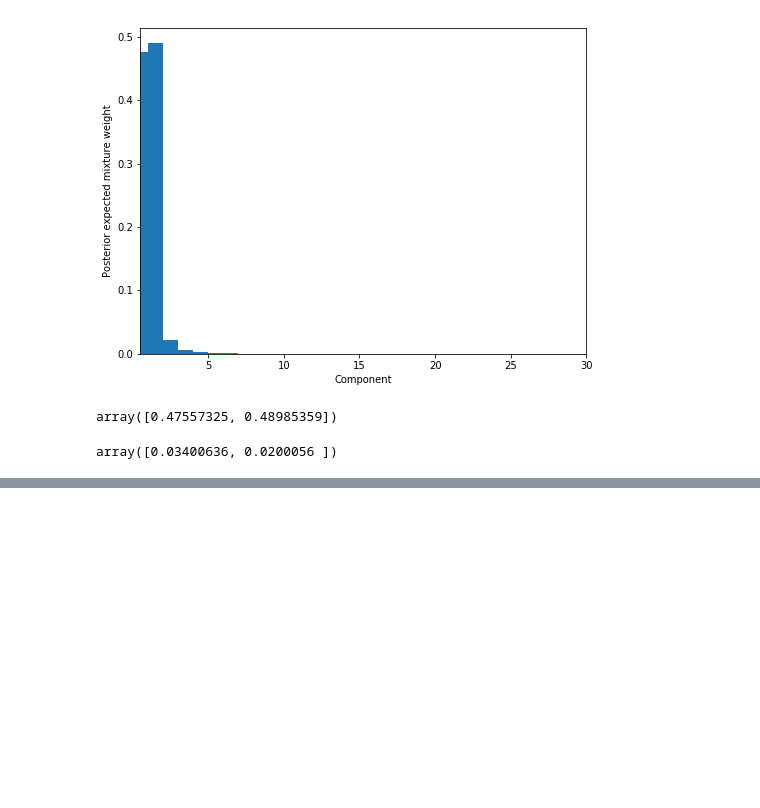
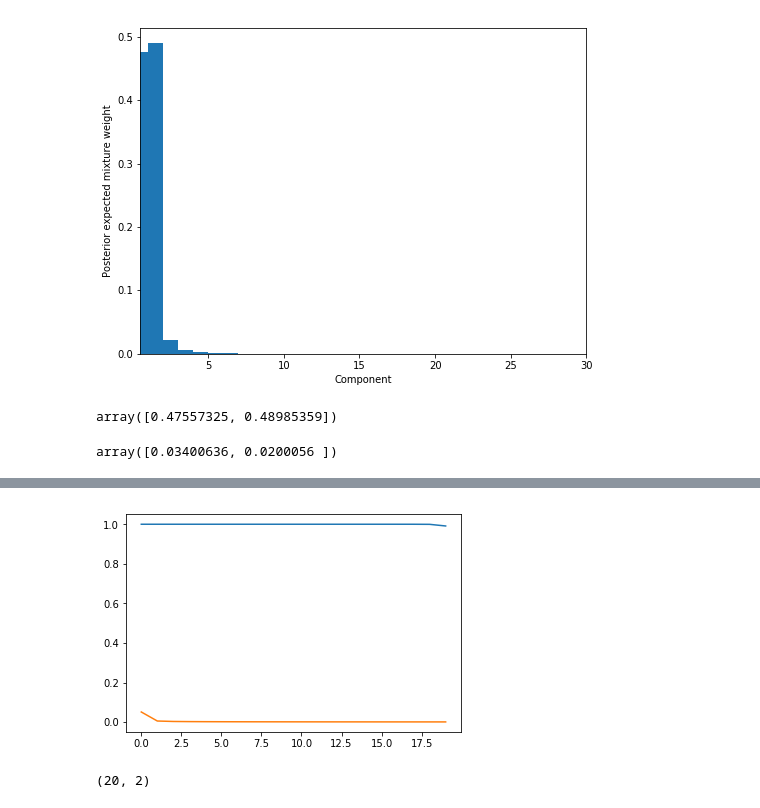
Before and after one commit to bmontambault/Active-Learning, a Jupyter notebook: individual_differences/Phase UCB Mixture Tests.ipynb, the cells around one changed output, grey strips where cells are left out. Cells and saved outputs as stored; diff of their text form; code cells hidden in the pictures; blank space fills up the shorter version.

```diff
--- a/individual_differences/Phase UCB Mixture Tests.ipynb
+++ b/individual_differences/Phase UCB Mixture Tests.ipynb
@@ -280,0 +301,4 @@ for i in range(len(axes)):
+# %%
+plt.plot(mean_e);
+# %% [output]
+[figure, added]
@@ -280,0 +308,4 @@ for i in range(len(axes)):
+# %%
+lower.shape
+# %% [output]
+(20, 2)
```
Also changed, not shown: parts of 11 cells of this notebook.
